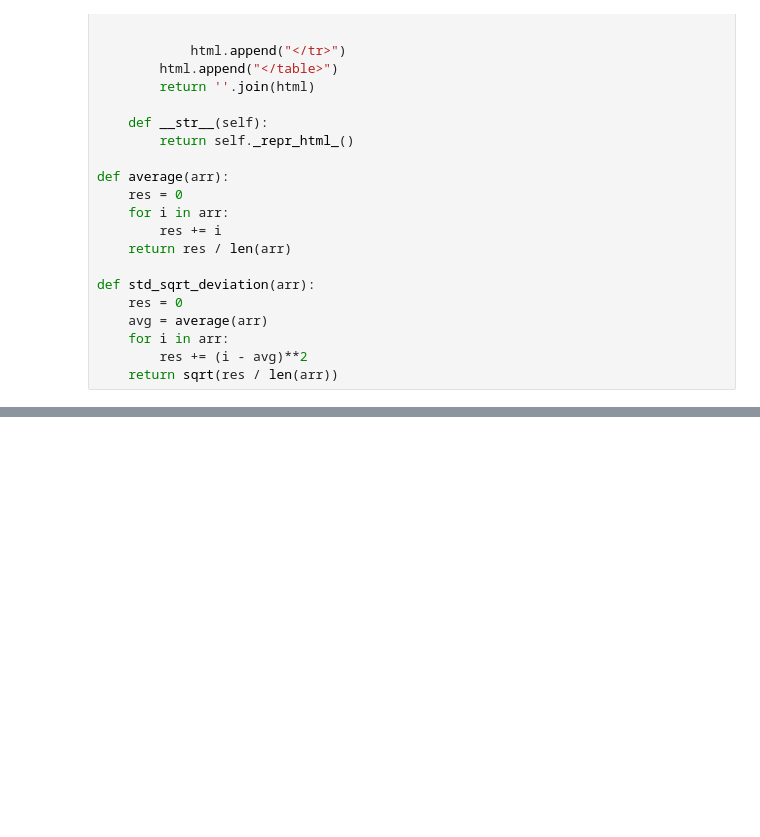
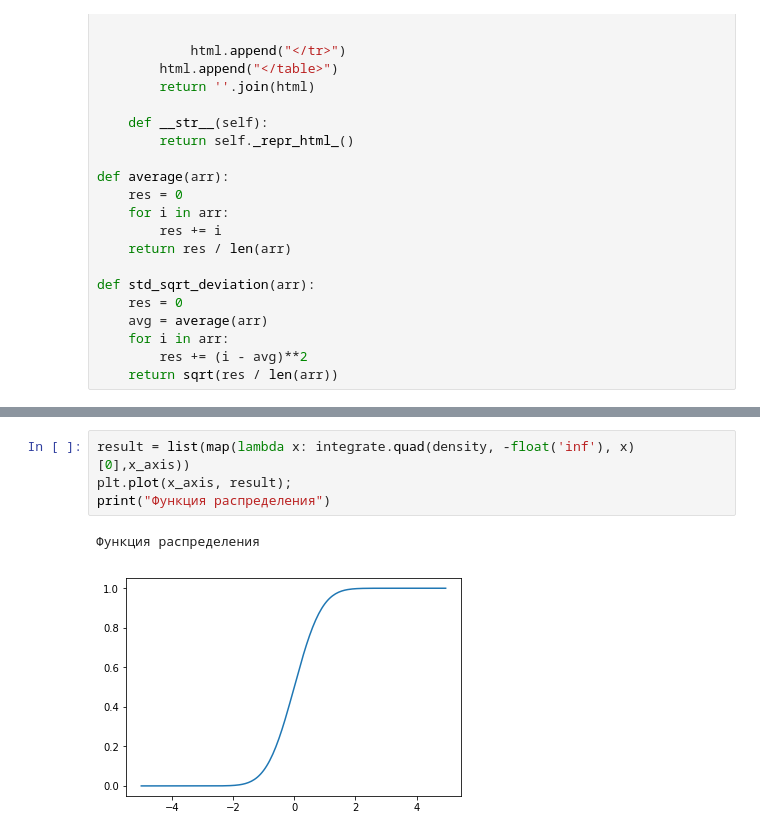
Before and after one commit to Kirich2323/Fishenko, a Jupyter notebook: lab12.ipynb, the cells around one changed output, grey strips where cells are left out. Drawn from its saved outputs; the diff is of its cells as text; blank space fills up the shorter version.

```diff
--- a/lab12.ipynb
+++ b/lab12.ipynb
@@ -373,0 +390,7 @@ The 'normed' kwarg is deprecated, and has been replaced by the 'density' kwarg.
+# %%
+result = list(map(lambda x: integrate.quad(density, -float('inf'), x)[0],x_axis))
+plt.plot(x_axis, result);
+print("Функция распределения")
+# %% [output]
+Функция распределения
+[figure, added]
```
Also changed, not shown: parts of 38 cells of this notebook.
